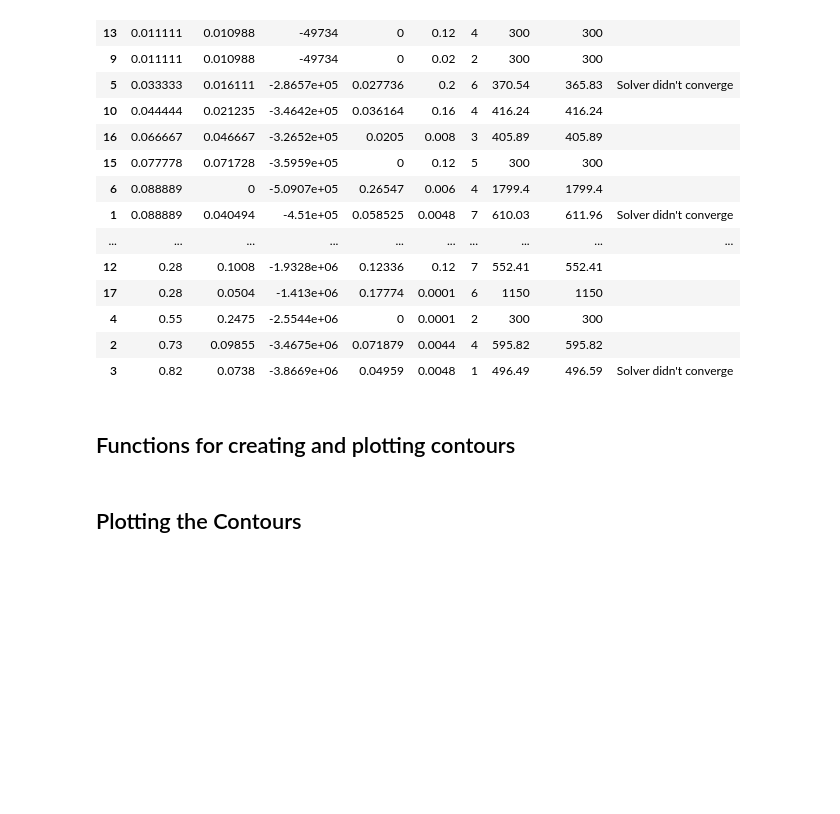
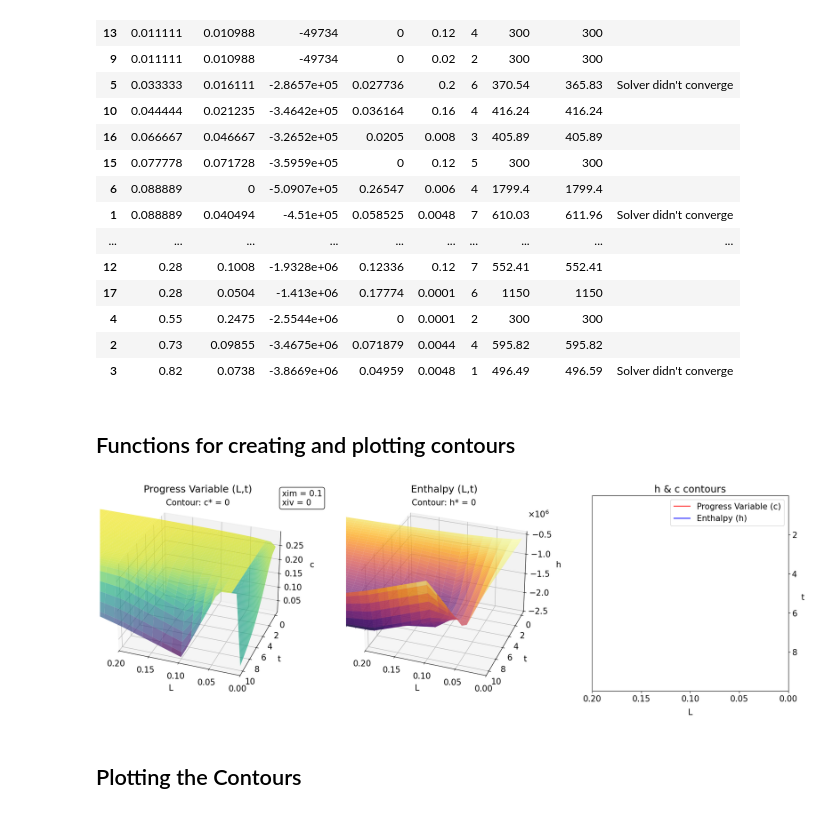
Before and after one commit to jwp91/TableMaker, a Jupyter notebook: flameTableMaker_workspace.ipynb, the cells around one changed output. Saved outputs shown, nothing was run; the diff lists cells and outputs as text; code cells hidden in the pictures; blank space fills up the shorter version.

```diff
--- a/flameTableMaker_workspace.ipynb
+++ b/flameTableMaker_workspace.ipynb
@@ -567,6 +572,11 @@ def plotHCLT(hknown, cknown, xs, ys, hs, cs, xim, xiv, scatterData = None,
         else:
             addition = ""
         plt.savefig(f'HCLT_c_{cknown:.4g}_h_{hknown:.4g}{addition}.png',bbox_inches='tight')  # Save as a PNG file
+# %%
+Ls, ts, hs, cs, xim, xiv = createPlotData(0.1, 0, hInterp, cInterp)
+plotHCLT(0, 0, Ls, ts, hs, cs, 0.1, 0, save =  False)
+# %% [output]
+[figure, added]
 # %% [markdown]
 ## Plotting the Contours
 # %%
```
Also changed, not shown: parts of 4 cells of this notebook, 3 other files.
